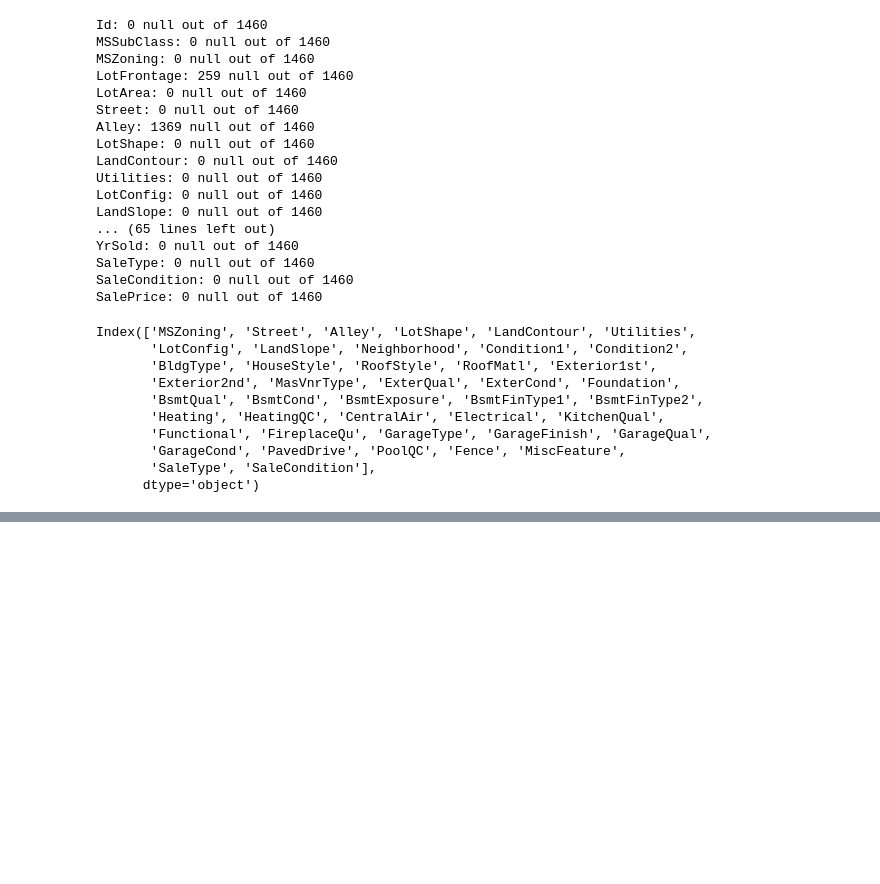
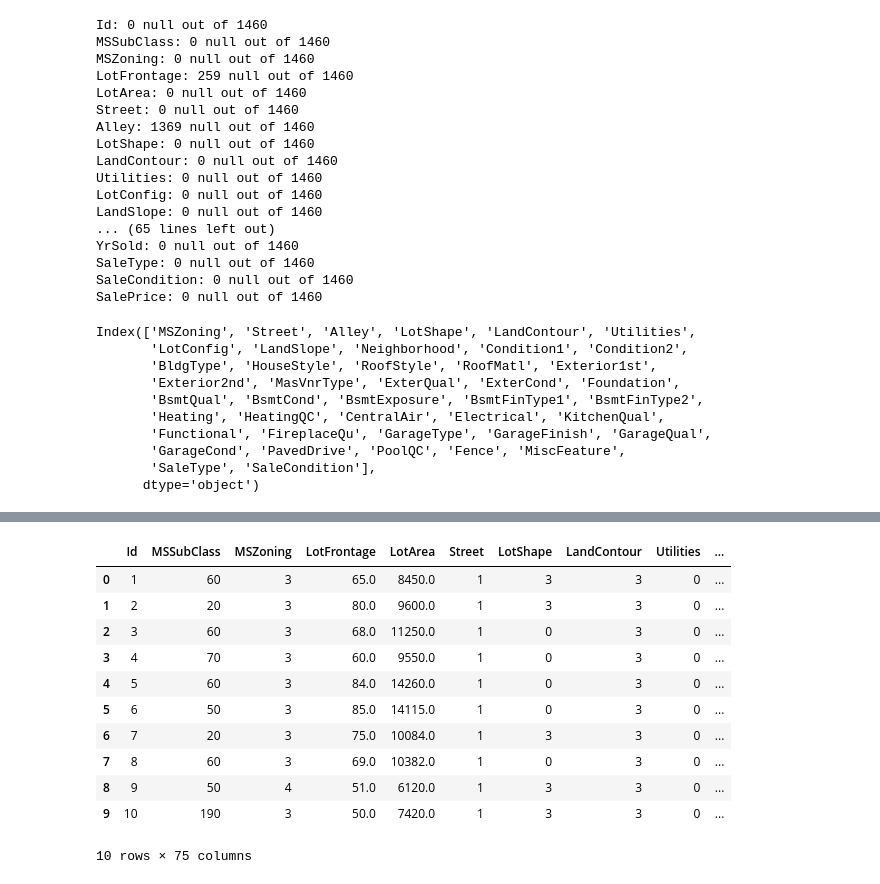
Before and after one commit to SafalNarsingh/Prodigy_ML_01, a Jupyter notebook: house_prices.ipynb, the cells around one changed output, grey strips where cells are left out. Cells and saved outputs as stored; diff of their text form; code cells hidden in the pictures; blank space fills up the shorter version.

```diff
--- a/house_prices.ipynb
+++ b/house_prices.ipynb
@@ -94,0 +165,16 @@ Index(['MSZoning', 'Street', 'Alley', 'LotShape', 'LandContour', 'Utilities',
+# %%
+house_test_data.head(10)
+#display the first 10 data of the file after preprocessing
+# %% [output]
+|  | Id | MSSubClass | MSZoning | LotFrontage | LotArea | Street | LotShape | LandContour | Utilities | ... |
+| 0 | 1 | 60 | 3 | 65.0 | 8450.0 | 1 | 3 | 3 | 0 | ... |
+| 1 | 2 | 20 | 3 | 80.0 | 9600.0 | 1 | 3 | 3 | 0 | ... |
+| 2 | 3 | 60 | 3 | 68.0 | 11250.0 | 1 | 0 | 3 | 0 | ... |
+| 3 | 4 | 70 | 3 | 60.0 | 9550.0 | 1 | 0 | 3 | 0 | ... |
+| 4 | 5 | 60 | 3 | 84.0 | 14260.0 | 1 | 0 | 3 | 0 | ... |
+| 5 | 6 | 50 | 3 | 85.0 | 14115.0 | 1 | 0 | 3 | 0 | ... |
+| 6 | 7 | 20 | 3 | 75.0 | 10084.0 | 1 | 3 | 3 | 0 | ... |
+| 7 | 8 | 60 | 3 | 69.0 | 10382.0 | 1 | 0 | 3 | 0 | ... |
+| 8 | 9 | 50 | 4 | 51.0 | 6120.0 | 1 | 3 | 3 | 0 | ... |
+| 9 | 10 | 190 | 3 | 50.0 | 7420.0 | 1 | 3 | 3 | 0 | ... |
+10 rows × 75 columns
```
Also changed, not shown: parts of 8 cells of this notebook.
